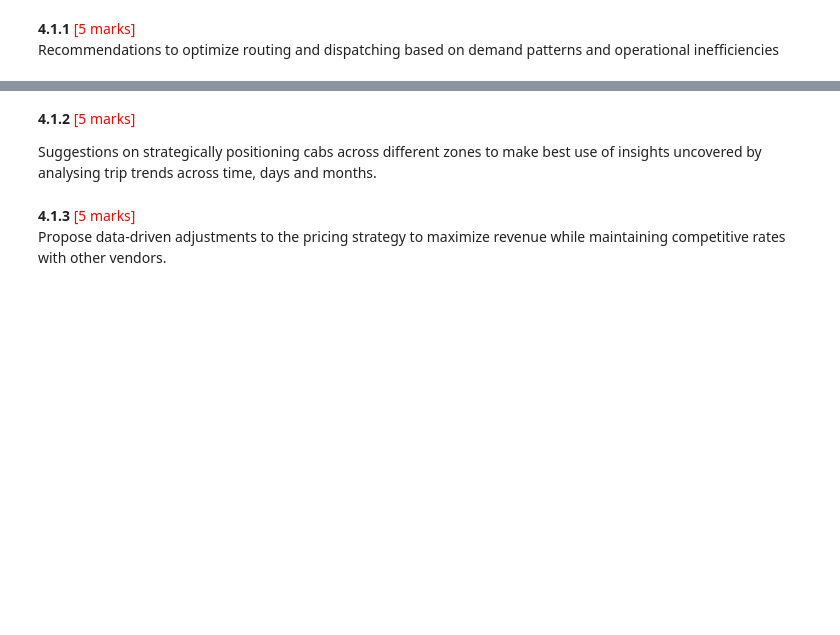
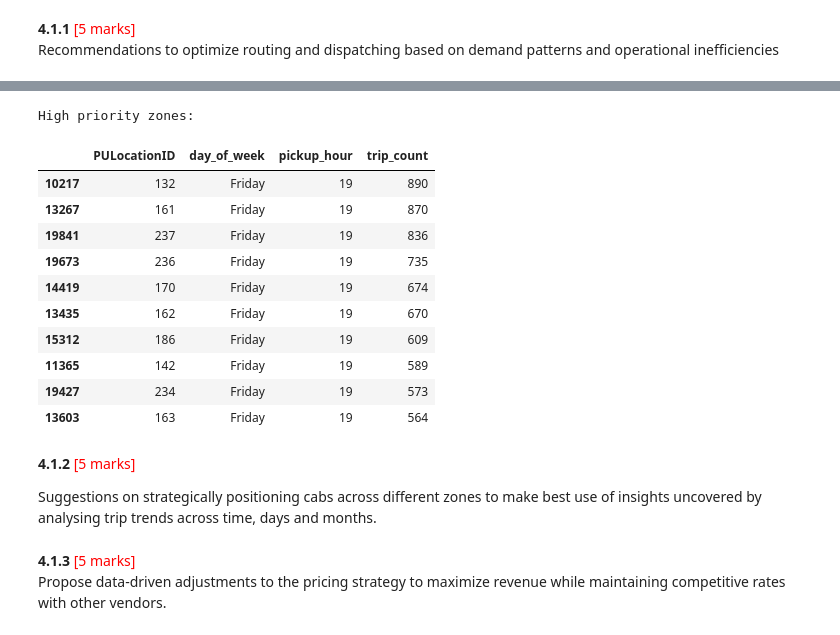
Before and after one commit to srinivasrom/MyStore, a Jupyter notebook: EDA_Assg_NYC_Taxi_Starter_Srinivas_Rompala.ipynb, the cells around one changed output, grey strips where cells are left out. Drawn from its saved outputs; the diff is of its cells as text; code cells hidden in the pictures; blank space fills up the shorter version.

```diff
--- a/EDA_Assg_NYC_Taxi_Starter_Srinivas_Rompala.ipynb
+++ b/EDA_Assg_NYC_Taxi_Starter_Srinivas_Rompala.ipynb
@@ -2200,3 +2432,59 @@ Recommendations to optimize routing and dispatching based on demand patterns and
+# %%
+# 1. Prepare data
+df['pickup_hour'] = df['tpep_pickup_datetime'].dt.hour
+df['day_of_week'] = df['tpep_pickup_datetime'].dt.day_name()
+
+# 2. Calculate demand
+demand = (
+    df.groupby(
+        ['PULocationID', 'day_of_week', 'pickup_hour']
+    )
+    .size()
+    .reset_index(name='trip_count')
+)
+
+# 3. Calculate pickup/dropoff balance
+pickup = df.groupby('PULocationID').size()
+dropoff = df.groupby('DOLocationID').size()
+
+balance = pd.DataFrame({
+    'pickup_count': pickup,
+    'dropoff_count': dropoff
+}).fillna(0)
+
+balance['net_demand'] = (
+    balance['pickup_count'] -
+    balance['dropoff_count']
+)
+
+# 4. Identify current demand
+current_demand = demand[
+    (demand['day_of_week'] == 'Friday') &
+    (demand['pickup_hour'] == 19)
+]
+
+# 5. Rank high-demand zones
+priority_zones = (
+    current_demand
+    .sort_values('trip_count', ascending=False)
+)
+
+# 6. Dispatch/reposition taxis
+print("High priority zones:")
+display(priority_zones.head(10))
+# %% [output]
+High priority zones:
+|  | PULocationID | day_of_week | pickup_hour | trip_count |
+| 10217 | 132 | Friday | 19 | 890 |
+| 13267 | 161 | Friday | 19 | 870 |
+| 19841 | 237 | Friday | 19 | 836 |
+| 19673 | 236 | Friday | 19 | 735 |
+| 14419 | 170 | Friday | 19 | 674 |
+| 13435 | 162 | Friday | 19 | 670 |
+| 15312 | 186 | Friday | 19 | 609 |
+| 11365 | 142 | Friday | 19 | 589 |
+| 19427 | 234 | Friday | 19 | 573 |
+| 13603 | 163 | Friday | 19 | 564 |
 # %% [markdown]
 **4.1.2** <font color = red>[5 marks]</font> <br>
 
```
Also changed, not shown: parts of 2 cells of this notebook.
